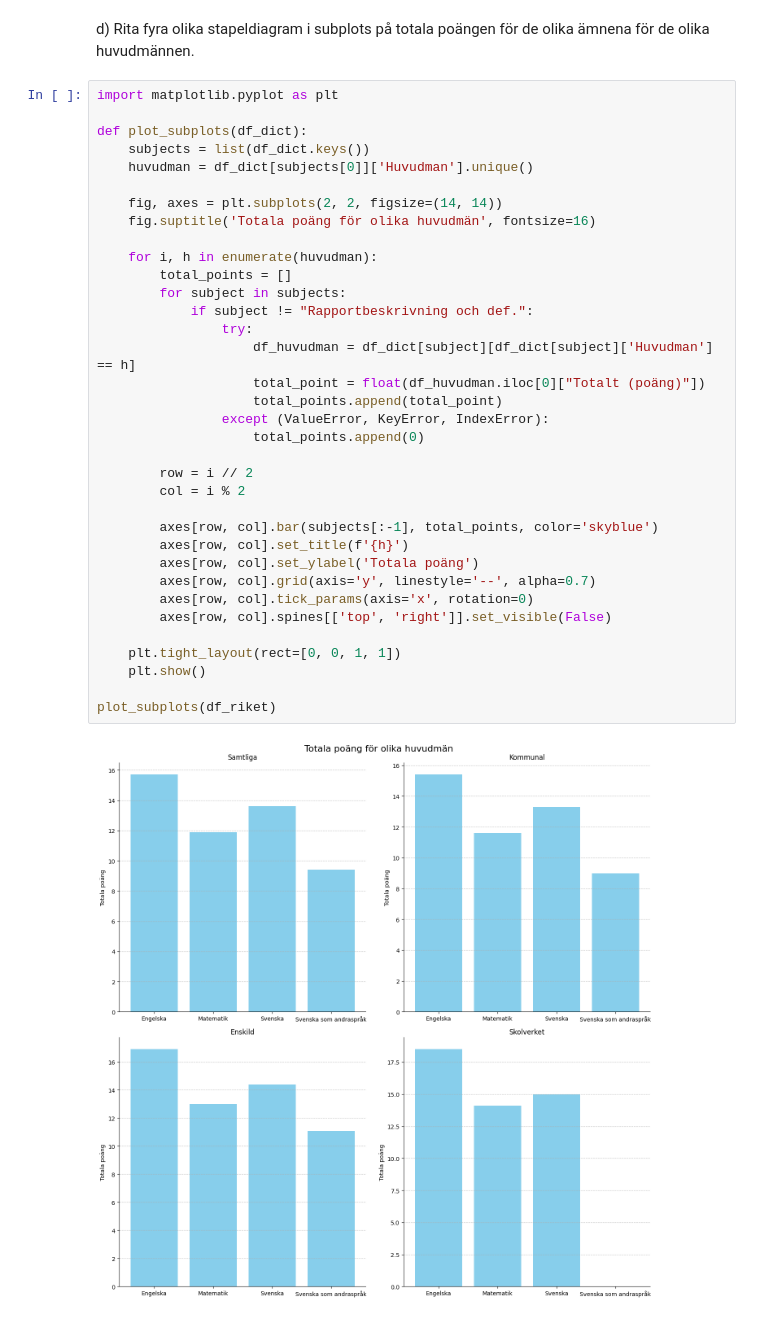
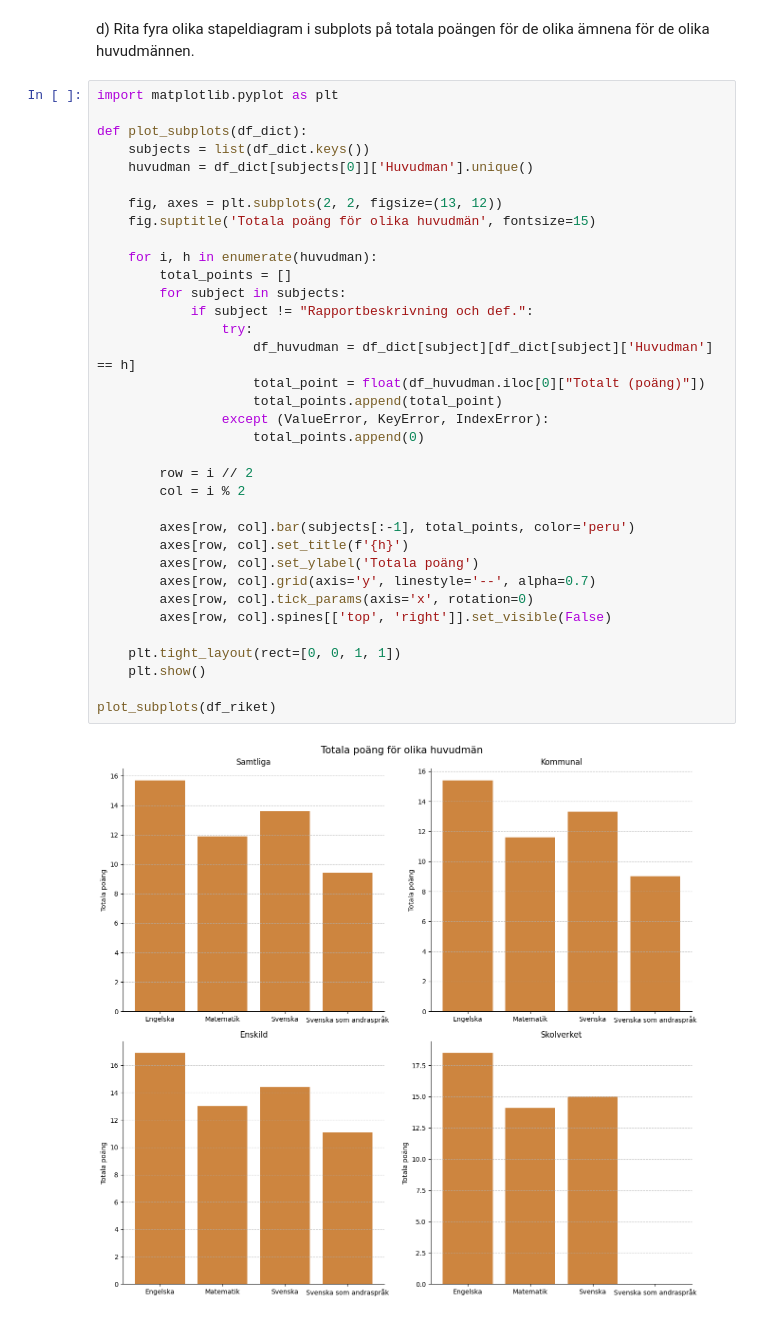
Before and after one commit to LouiseLuoto/Python-Louise-Luoto-OPA23, a Jupyter notebook: Laboration2/code.ipynb, the cells around one changed output. Drawn from its saved outputs; the diff is of its cells as text.

```diff
--- a/Laboration2/code.ipynb
+++ b/Laboration2/code.ipynb
@@ -95,34 +95,34 @@ import matplotlib.pyplot as plt
 def plot_subplots(df_dict):
     subjects = list(df_dict.keys())
     huvudman = df_dict[subjects[0]]['Huvudman'].unique()
 
-    fig, axes = plt.subplots(2, 2, figsize=(14, 14))
-    fig.suptitle('Totala poäng för olika huvudmän', fontsize=16)
+    fig, axes = plt.subplots(2, 2, figsize=(13, 12))
+    fig.suptitle('Totala poäng för olika huvudmän', fontsize=15)
 
     for i, h in enumerate(huvudman):
         total_points = []
         for subject in subjects:
             if subject != "Rapportbeskrivning och def.":
                 try:
                     df_huvudman = df_dict[subject][df_dict[subject]['Huvudman'] == h]
                     total_point = float(df_huvudman.iloc[0]["Totalt (poäng)"])
                     total_points.append(total_point)
                 except (ValueError, KeyError, IndexError):
                     total_points.append(0)
 
         row = i // 2
         col = i % 2
 
-        axes[row, col].bar(subjects[:-1], total_points, color='skyblue')
+        axes[row, col].bar(subjects[:-1], total_points, color='peru')
         axes[row, col].set_title(f'{h}')
         axes[row, col].set_ylabel('Totala poäng')
         axes[row, col].grid(axis='y', linestyle='--', alpha=0.7)
         axes[row, col].tick_params(axis='x', rotation=0)
         axes[row, col].spines[['top', 'right']].set_visible(False)
 
     plt.tight_layout(rect=[0, 0, 1, 1])
     plt.show()
 
 plot_subplots(df_riket)
 # %% [output]
-[figure, old version]
+[figure, new version]
```
Also changed, not shown: parts of 1 cell of this notebook.
